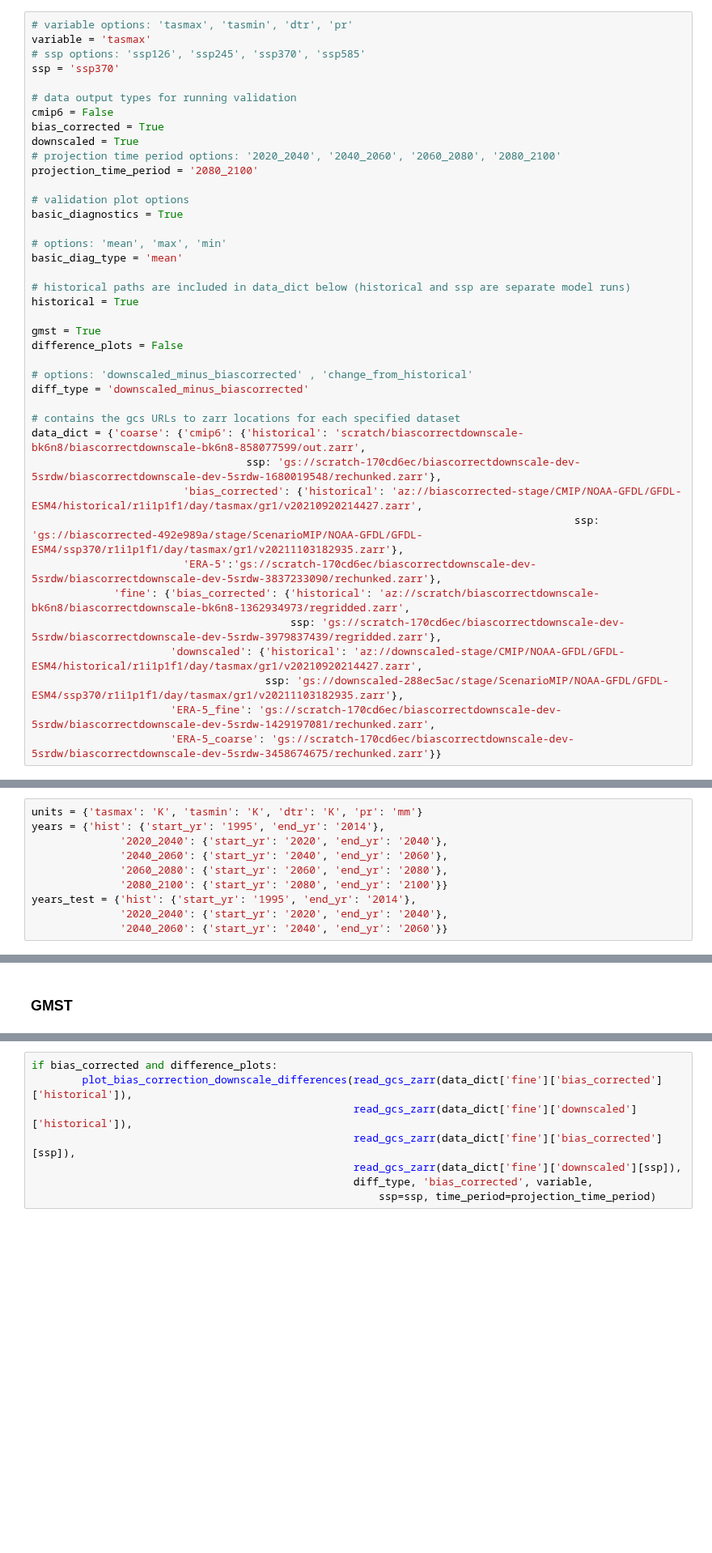
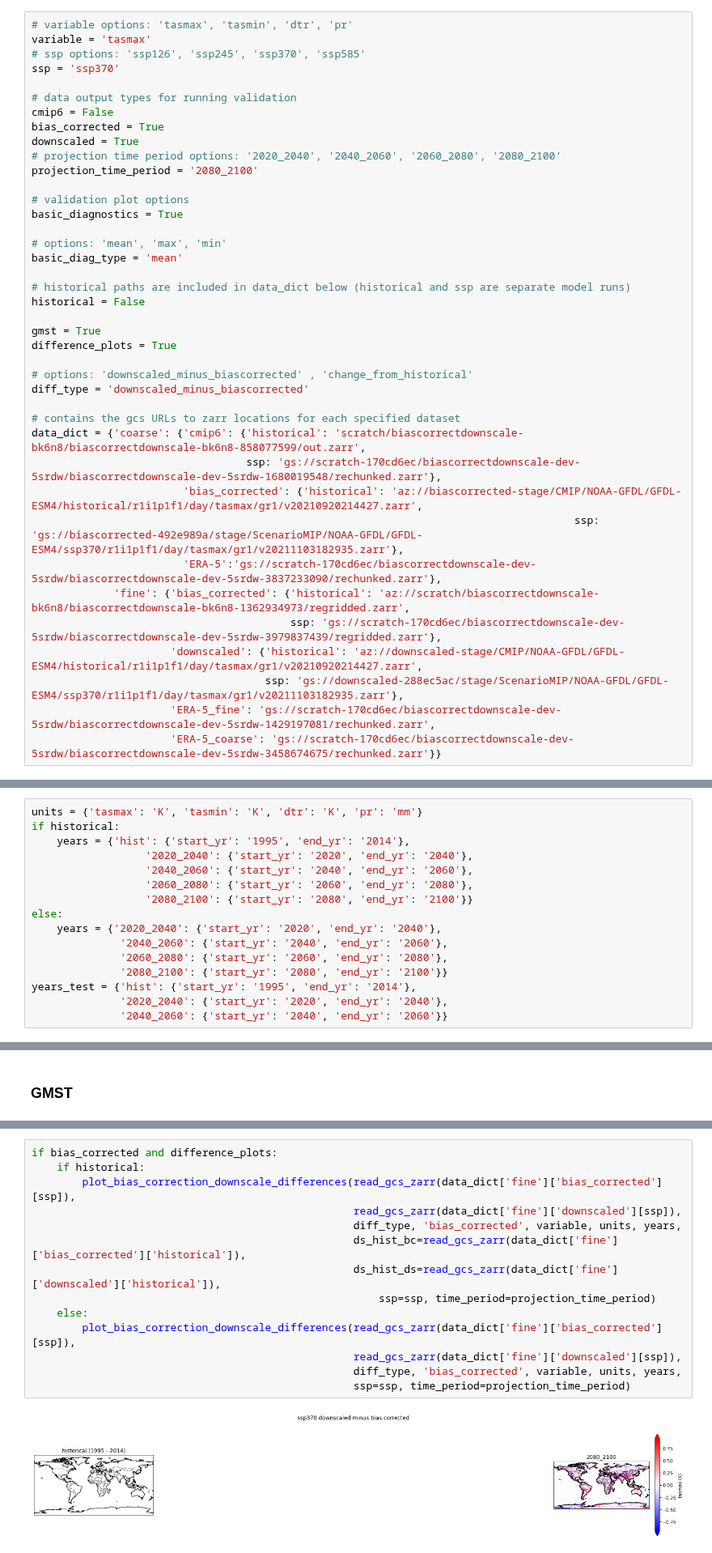
Before and after one commit to ClimateImpactLab/downscaleCMIP6, a Jupyter notebook: notebooks/downscaling_pipeline/global_validation_manual.ipynb, the cells around one changed output, grey strips where cells are left out. Shown at 81% size. Cells and saved outputs as stored; diff of their text form; blank space fills up the shorter version.

```diff
--- a/notebooks/downscaling_pipeline/global_validation_manual.ipynb
+++ b/notebooks/downscaling_pipeline/global_validation_manual.ipynb
@@ -65,10 +76,10 @@ basic_diagnostics = True
 basic_diag_type = 'mean'
 
 # historical paths are included in data_dict below (historical and ssp are separate model runs)
-historical = True
+historical = False
 
 gmst = True
-difference_plots = False
+difference_plots = True
 
 # options: 'downscaled_minus_biascorrected' , 'change_from_historical'
 diff_type = 'downscaled_minus_biascorrected'
@@ -94,8 +105,14 @@ if variable != 'tasmax':
 ### other data inputs ###
 # %%
 units = {'tasmax': 'K', 'tasmin': 'K', 'dtr': 'K', 'pr': 'mm'}
-years = {'hist': {'start_yr': '1995', 'end_yr': '2014'},
-              '2020_2040': {'start_yr': '2020', 'end_yr': '2040'},
+if historical:
+    years = {'hist': {'start_yr': '1995', 'end_yr': '2014'},
+                  '2020_2040': {'start_yr': '2020', 'end_yr': '2040'},
+                  '2040_2060': {'start_yr': '2040', 'end_yr': '2060'},
+                  '2060_2080': {'start_yr': '2060', 'end_yr': '2080'},
+                  '2080_2100': {'start_yr': '2080', 'end_yr': '2100'}}
+else:
+    years = {'2020_2040': {'start_yr': '2020', 'end_yr': '2040'},
               '2040_2060': {'start_yr': '2040', 'end_yr': '2060'},
               '2060_2080': {'start_yr': '2060', 'end_yr': '2080'},
               '2080_2100': {'start_yr': '2080', 'end_yr': '2100'}}
@@ -161,10 +183,18 @@ if gmst:
 # %%
 if bias_corrected and difference_plots:
-        plot_bias_correction_downscale_differences(read_gcs_zarr(data_dict['fine']['bias_corrected']['historical']),
-                                                   read_gcs_zarr(data_dict['fine']['downscaled']['historical']),
-                                                   read_gcs_zarr(data_dict['fine']['bias_corrected'][ssp]),
+    if historical:
+        plot_bias_correction_downscale_differences(read_gcs_zarr(data_dict['fine']['bias_corrected'][ssp]),
                                                    read_gcs_zarr(data_dict['fine']['downscaled'][ssp]),
-                                                   diff_type, 'bias_corrected', variable,
+                                                   diff_type, 'bias_corrected', variable, units, years,
+                                                   ds_hist_bc=read_gcs_zarr(data_dict['fine']['bias_corrected']['historical']),
+                                                   ds_hist_ds=read_gcs_zarr(data_dict['fine']['downscaled']['historical']),
                                                        ssp=ssp, time_period=projection_time_period)
+    else:
+        plot_bias_correction_downscale_differences(read_gcs_zarr(data_dict['fine']['bias_corrected'][ssp]),
+                                                   read_gcs_zarr(data_dict['fine']['downscaled'][ssp]),
+                                                   diff_type, 'bias_corrected', variable, units, years,
+                                                   ssp=ssp, time_period=projection_time_period)
+# %% [output]
+[figure, added]
 # %%
 if downscaled and difference_plots:
```
Also changed, not shown: parts of 8 cells of this notebook, 1 other file.
